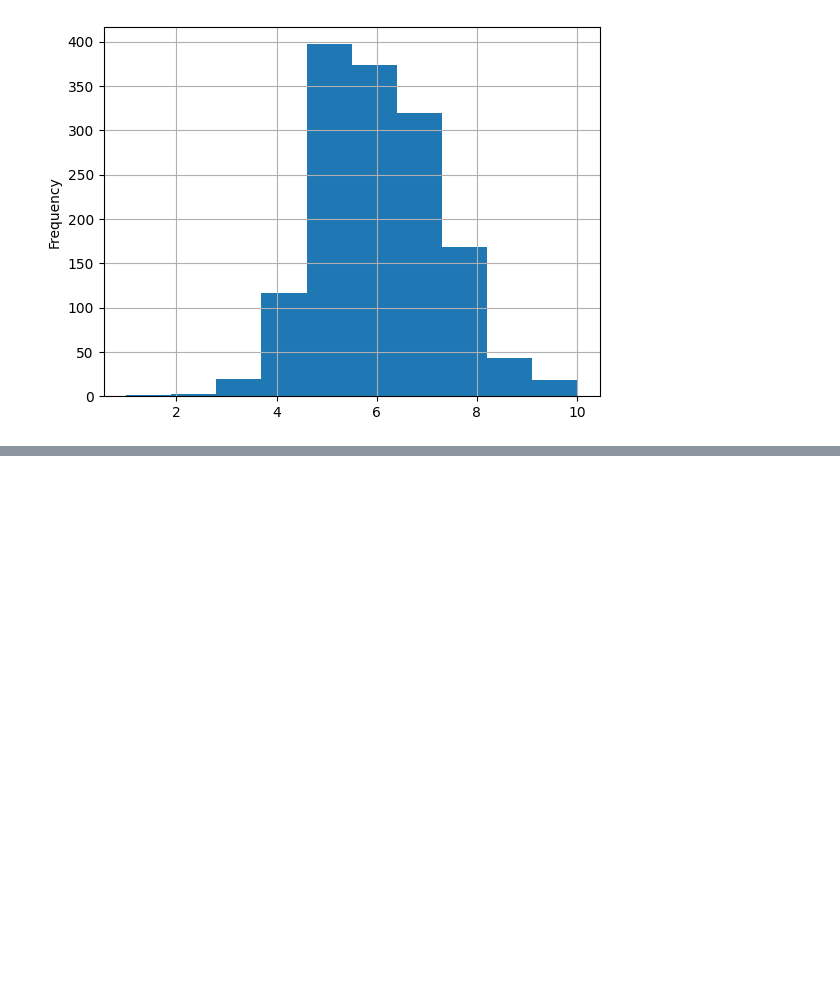
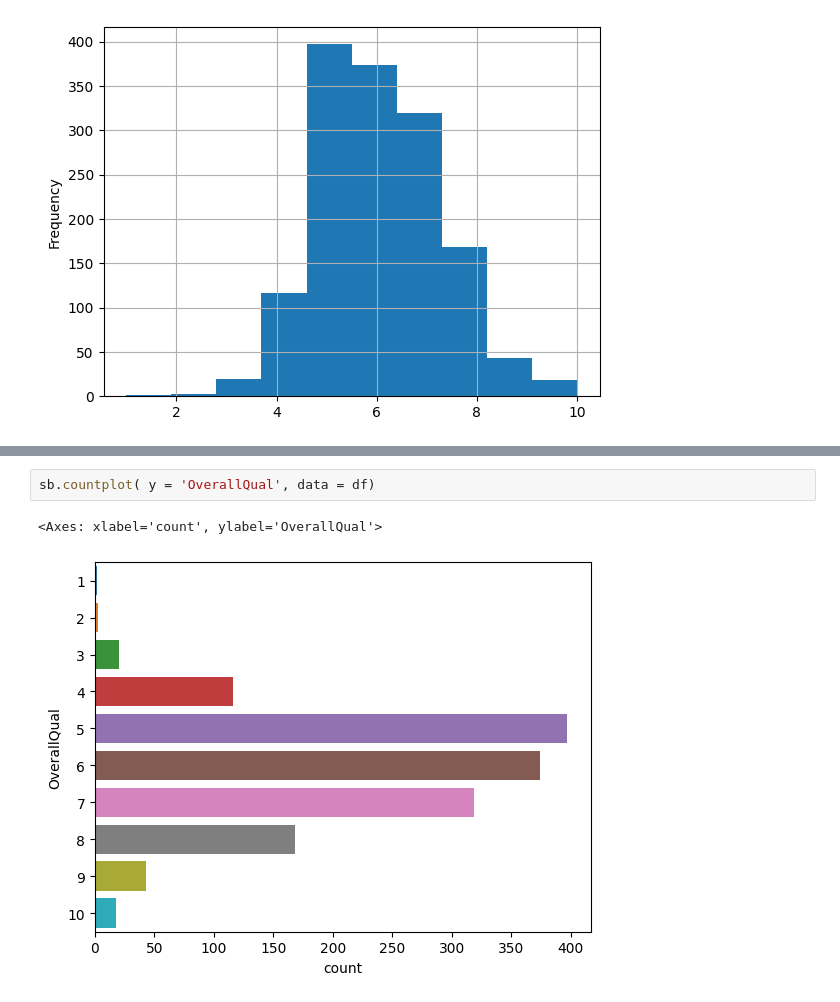
Before and after one commit to kaustubhnair02/OrionInternship-23, a Jupyter notebook: notebooks/EDA.ipynb, the cells around one changed output, grey strips where cells are left out. Drawn from its saved outputs; the diff is of its cells as text; blank space fills up the shorter version.

```diff
--- a/notebooks/EDA.ipynb
+++ b/notebooks/EDA.ipynb
@@ -355,0 +386,5 @@ plt.show()
+# %%
+sb.countplot( y = 'OverallQual', data = df)
+# %% [output]
+<Axes: xlabel='count', ylabel='OverallQual'>
+[figure, added]
```
Also changed, not shown: parts of 13 cells of this notebook.
